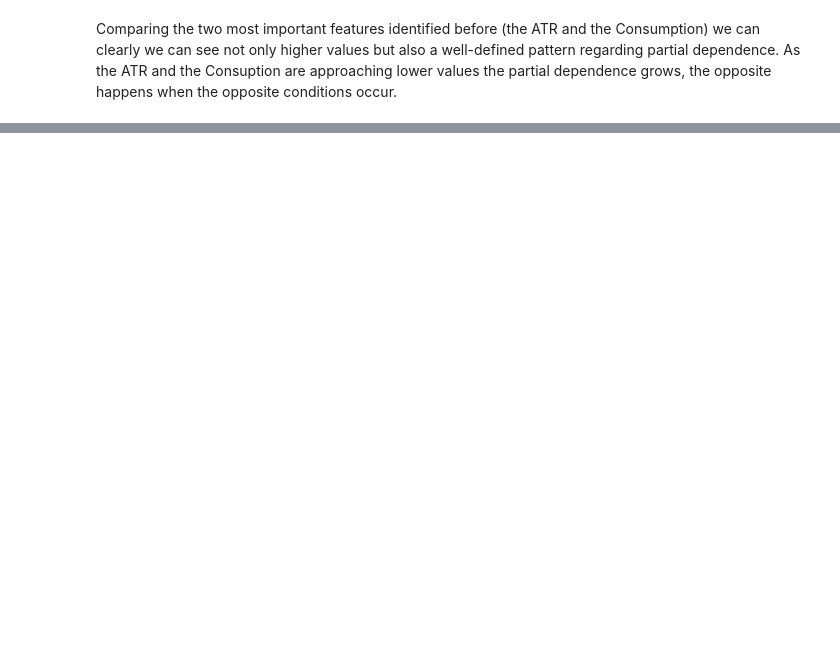
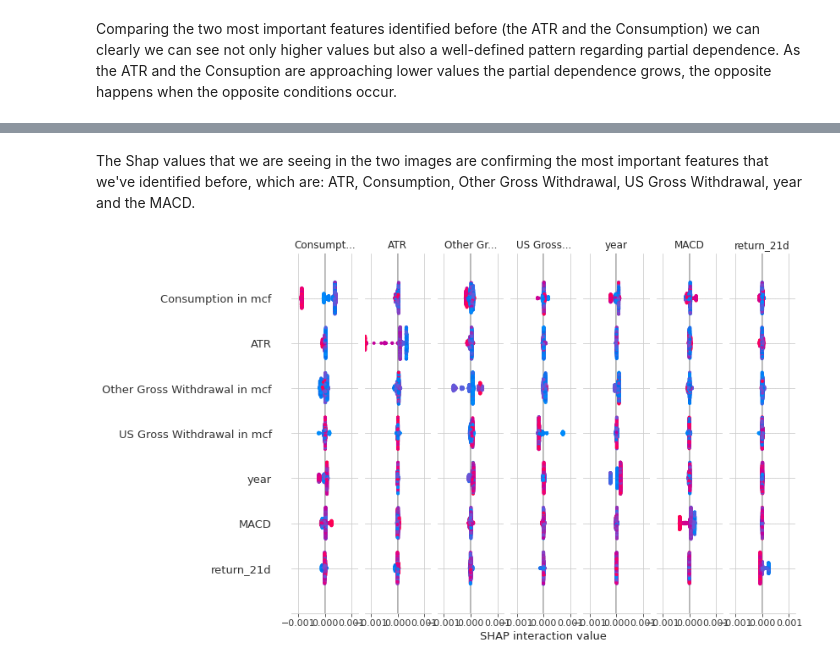
Before and after one commit to paolodelia99/ng-strategies, a Jupyter notebook: ml_based_strategies/tree_regressor.ipynb, the cells around one changed output, grey strips where cells are left out. Saved outputs shown, nothing was run; the diff lists cells and outputs as text; code cells hidden in the pictures; blank space fills up the shorter version.

```diff
--- a/ml_based_strategies/tree_regressor.ipynb
+++ b/ml_based_strategies/tree_regressor.ipynb
@@ -825,0 +813,10 @@ plt.tight_layout()
+# %% [markdown]
+The Shap values that we are seeing in the two images are confirming the most important features that
+we've identified before, which are: ATR, Consumption, Other Gross Withdrawal, US Gross Withdrawal, year and
+the MACD.
+# %%
+shap_interaction_values = explainer.shap_interaction_values(X_)
+
+shap.summary_plot(shap_interaction_values, X_)
+# %% [output]
+[figure, added]
```
Also changed, not shown: parts of 20 cells of this notebook.
